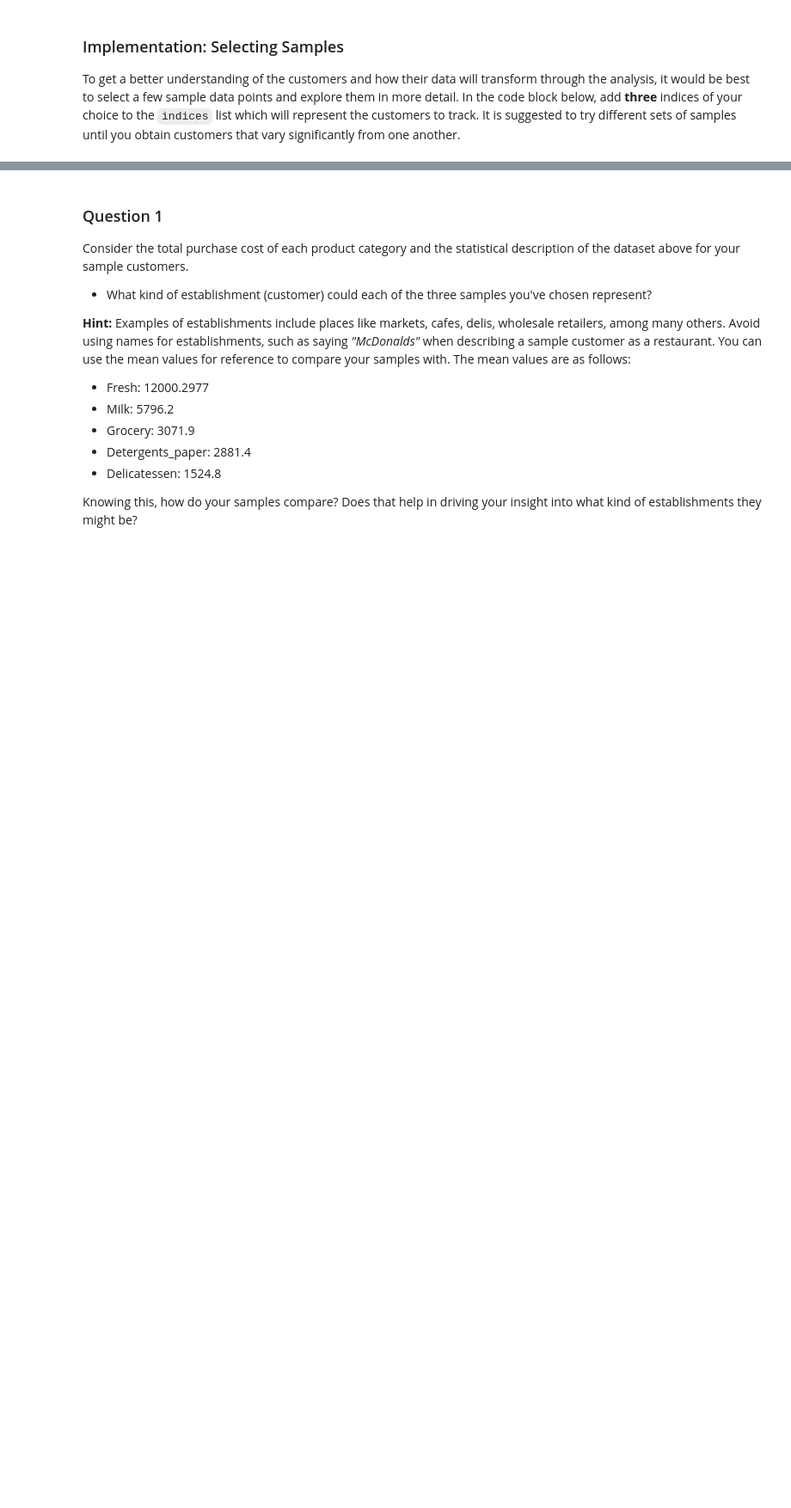
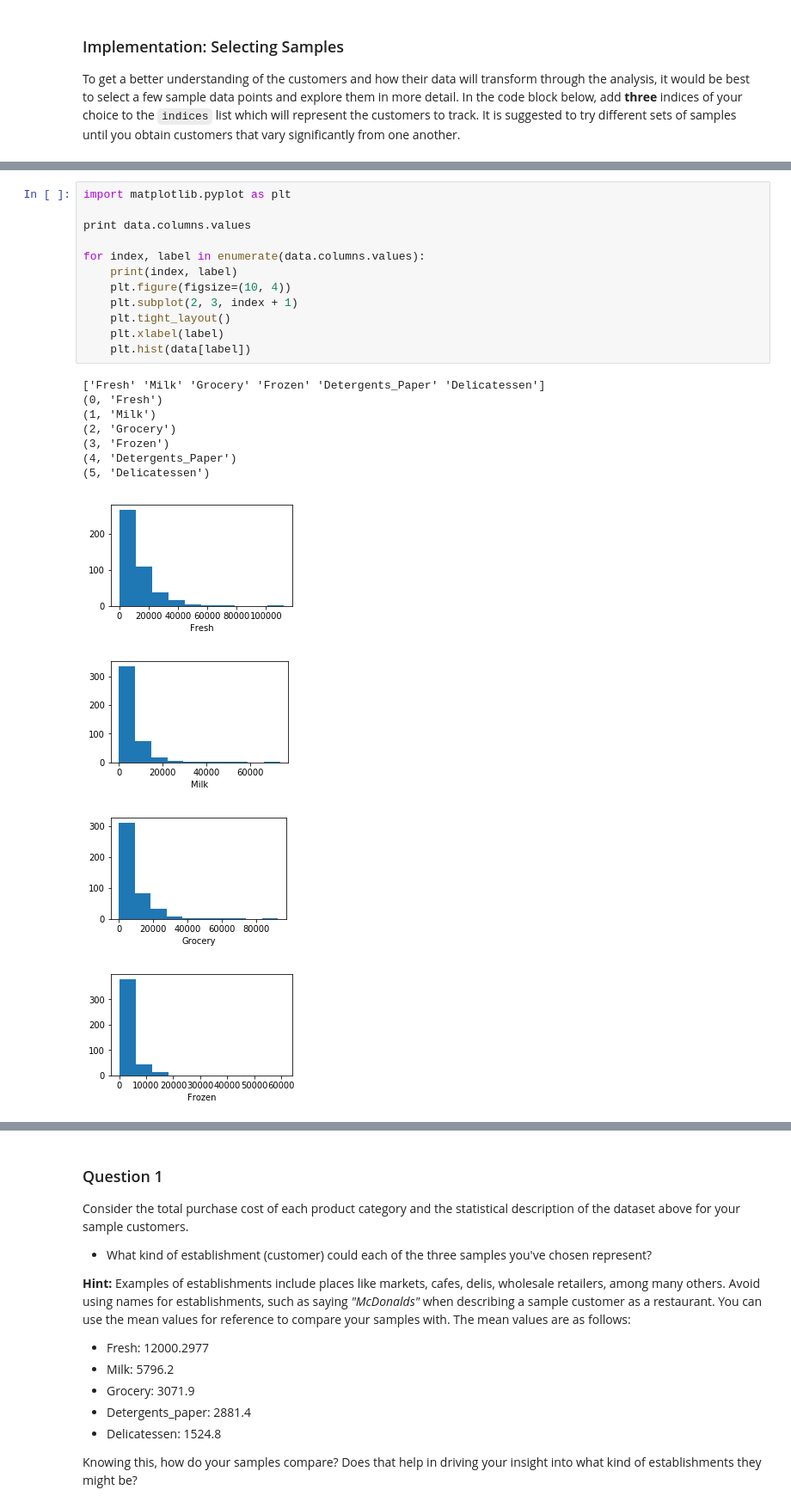
Before and after one commit to pexea12/machine-learning, a Jupyter notebook: customer_segments/customer_segments.ipynb, the cells around one changed output, grey strips where cells are left out. Shown at 86% size. Drawn from its saved outputs; the diff is of its cells as text; blank space fills up the shorter version.

```diff
--- a/customer_segments/customer_segments.ipynb
+++ b/customer_segments/customer_segments.ipynb
@@ -69,0 +93,24 @@ To get a better understanding of the customers and how their data will transform
+# %%
+import matplotlib.pyplot as plt
+
+print data.columns.values
+
+for index, label in enumerate(data.columns.values):
+    print(index, label)
+    plt.figure(figsize=(10, 4))
+    plt.subplot(2, 3, index + 1)
+    plt.tight_layout()
+    plt.xlabel(label)
+    plt.hist(data[label])
+# %% [output]
+['Fresh' 'Milk' 'Grocery' 'Frozen' 'Detergents_Paper' 'Delicatessen']
+(0, 'Fresh')
+(1, 'Milk')
+(2, 'Grocery')
+(3, 'Frozen')
+(4, 'Detergents_Paper')
+(5, 'Delicatessen')
+[figure, added]
+[figure, added]
+[figure, added]
+[figure, added]
```
Also changed, not shown: parts of 17 cells of this notebook, 1 other file.
